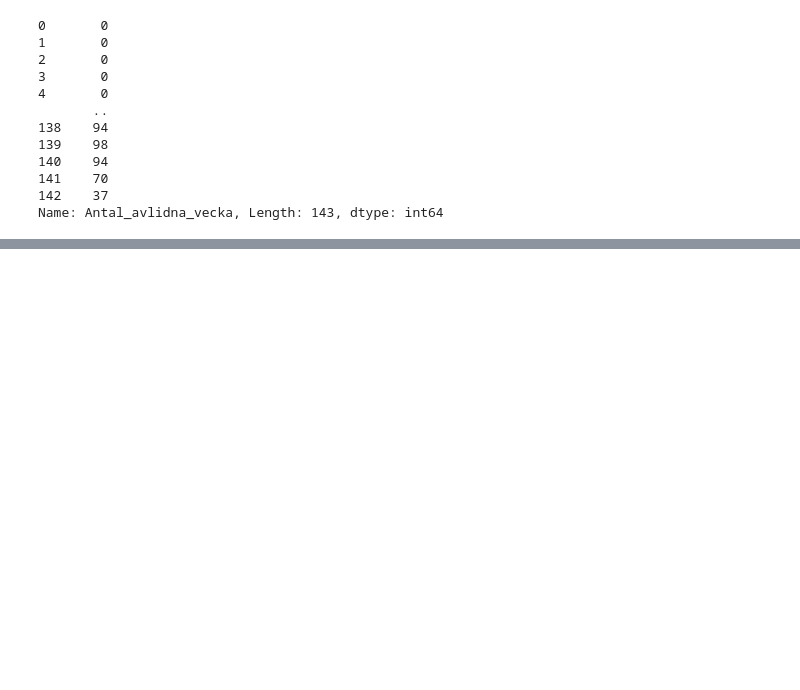
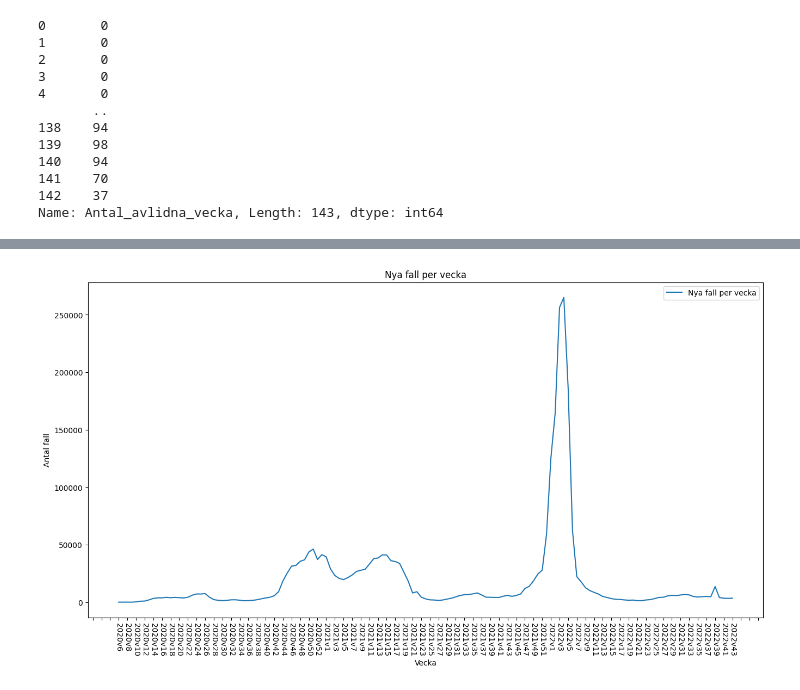
Before and after one commit to Razjoh/Databehandling-Rasmus-Johansson, a Jupyter notebook: Labb/Uppgift1.ipynb, the cells around one changed output, grey strips where cells are left out. Cells and saved outputs as stored; diff of their text form; code cells hidden in the pictures; blank space fills up the shorter version.

```diff
--- a/Labb/Uppgift1.ipynb
+++ b/Labb/Uppgift1.ipynb
@@ -101,0 +112,9 @@ plt.savefig("Visualiseringar/Dödsfall_per_vecka.png")
+# %%
+fig, ax = plt.subplots(figsize = (16,8))
+ax = sns.lineplot(data = df, x = "vecka", y = "Antal_fall_vecka", label = "Nya fall per vecka")
+plt.xticks(rotation=-90)
+ax.set(xlabel="Vecka", ylabel="Antal fall", title="Nya fall per vecka")
+ax.xaxis.set_major_locator(plt.MaxNLocator(100))
+plt.savefig("Visualiseringar/Nya_fall_per_vecka.png")
+# %% [output]
+[figure, added]
```
Also changed, not shown: parts of 6 cells of this notebook, 5 other files.
